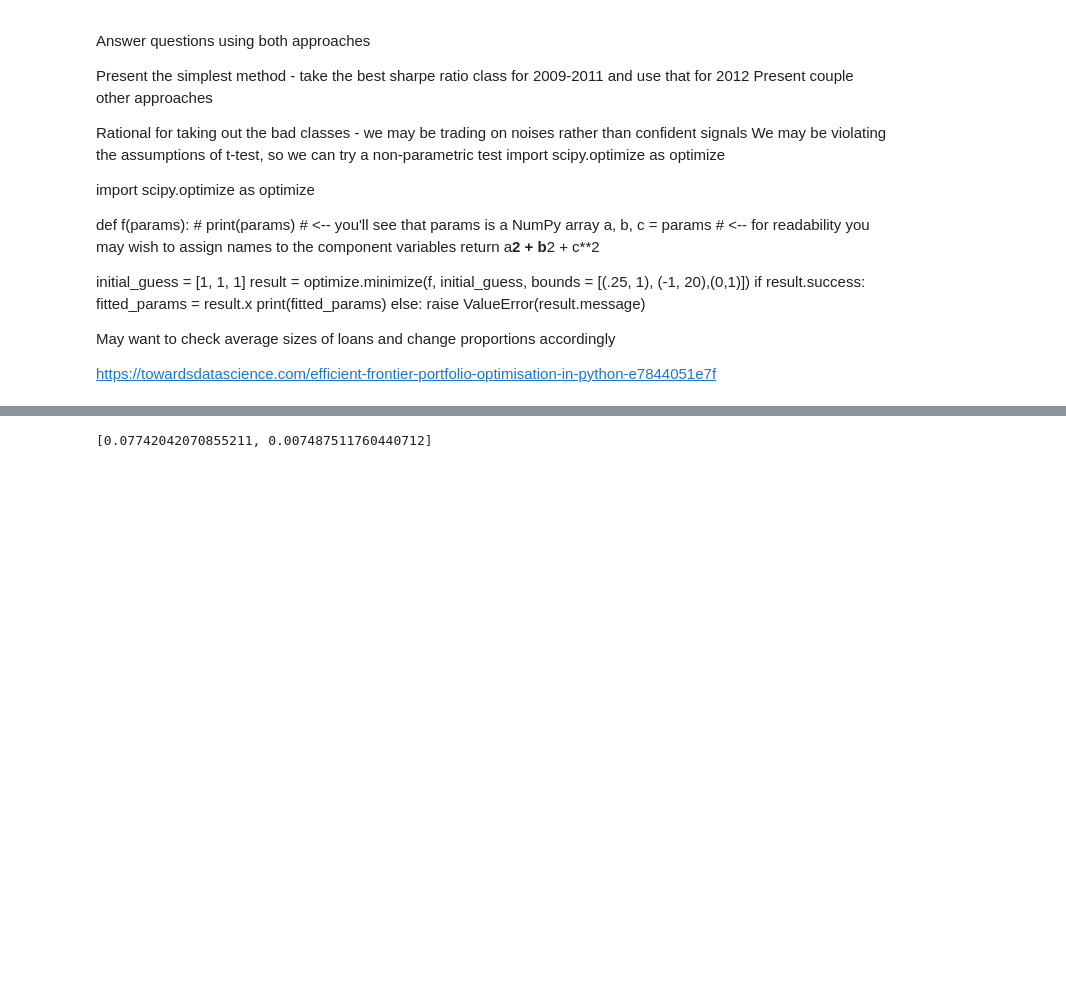
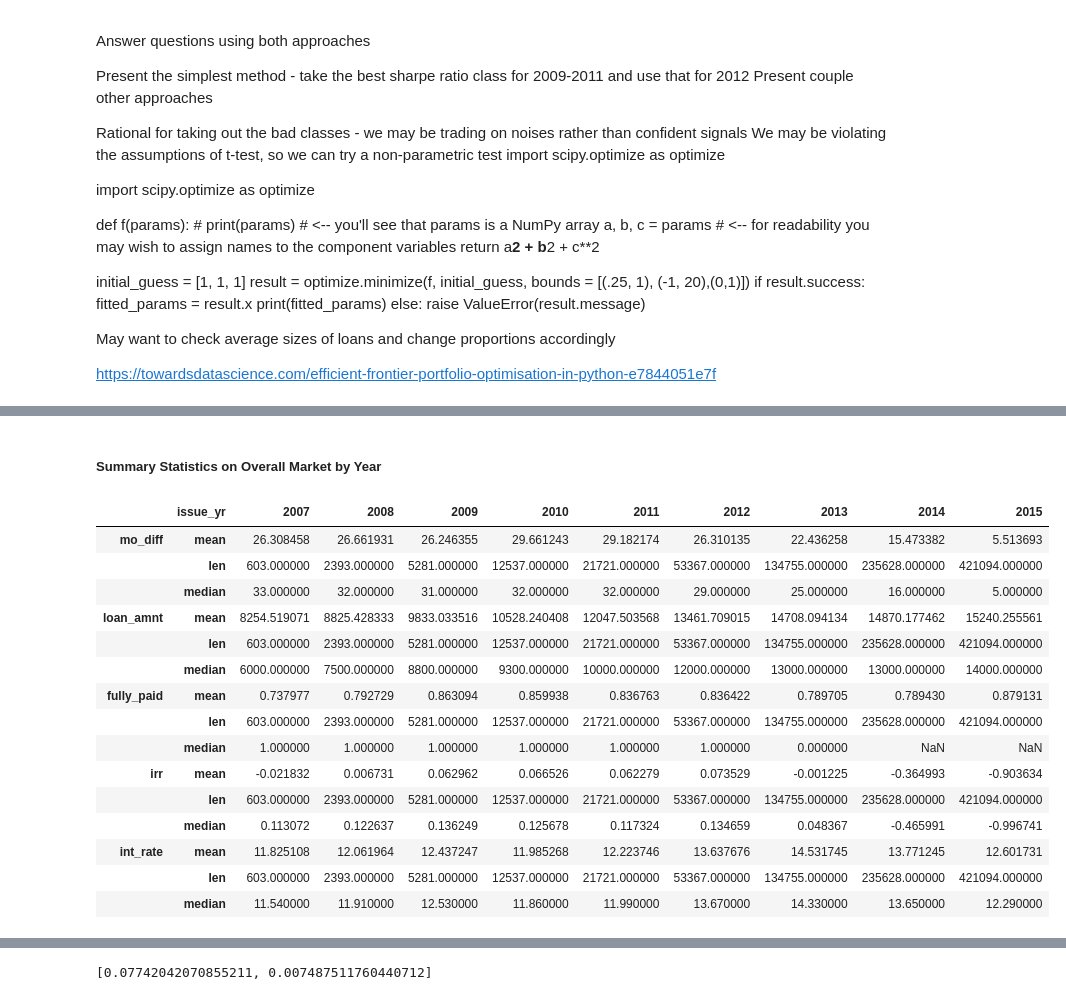
Before and after one commit to yjs1210/lending-tree, a Jupyter notebook: lending-tree.ipynb, the cells around one changed output, grey strips where cells are left out. Cells and saved outputs as stored; diff of their text form; code cells hidden in the pictures; blank space fills up the shorter version.

```diff
--- a/lending-tree.ipynb
+++ b/lending-tree.ipynb
@@ -101,0 +112,17 @@ df['last_pymnt_mo']= df.last_pymnt_d.dt.month
+# %%
+###Average payment = Total payment - recoveries over the life of the investment
+###Average payment roughly equates to installment
+df['avg_pymnt'] = (df['total_pymnt']-df['recoveries'])/(df['mo_diff'])
+# %%
+###IRR calculations
+def irr_calc(x):
+    ##varible initialization
+    initial_invest = -x['funded_amnt']
+    avg_payment = x['avg_pymnt']
+    num_payments = int(x['mo_diff'])
+    recovery = x['recoveries'] -x['collection_recovery_fee']
+    recovery_duration = np.maximum(36 - num_payments + 12,12)
+    avg_recovery = recovery/recovery_duration
+    ###IRR calculation, input: series of cash flows, total payment - recoveries
+    ###evenly divided and spread across the life of the loan and finally recovery and chargeoff fees
+    return ((np.irr([initial_invest]+[avg_payment]*num_payments + [avg_recovery]*recovery_duration)+1)**12-1)
@@ -101,0 +136,23 @@ df['last_pymnt_mo']= df.last_pymnt_d.dt.month
+# %% [markdown]
+##### Summary Statistics on Overall Market by Year
+# %%
+df_group = df.groupby(['issue_yr'])
+#df_group.describe(percentiles=[])[['mo_diff','loan_amnt','loan_status_flag','irr','int_rate']].loc[['count','max']]
+df_group.agg([np.mean, len, statistics.median])[['mo_diff','loan_amnt','fully_paid','irr','int_rate']].transpose()
+# %% [output]
+|  | issue_yr | 2007 | 2008 | 2009 | 2010 | 2011 | 2012 | 2013 | 2014 | 2015 |
+| mo_diff | mean | 26.308458 | 26.661931 | 26.246355 | 29.661243 | 29.182174 | 26.310135 | 22.436258 | 15.473382 | 5.513693 |
+|  | len | 603.000000 | 2393.000000 | 5281.000000 | 12537.000000 | 21721.000000 | 53367.000000 | 134755.000000 | 235628.000000 | 421094.000000 |
+|  | median | 33.000000 | 32.000000 | 31.000000 | 32.000000 | 32.000000 | 29.000000 | 25.000000 | 16.000000 | 5.000000 |
+| loan_amnt | mean | 8254.519071 | 8825.428333 | 9833.033516 | 10528.240408 | 12047.503568 | 13461.709015 | 14708.094134 | 14870.177462 | 15240.255561 |
+|  | len | 603.000000 | 2393.000000 | 5281.000000 | 12537.000000 | 21721.000000 | 53367.000000 | 134755.000000 | 235628.000000 | 421094.000000 |
+|  | median | 6000.000000 | 7500.000000 | 8800.000000 | 9300.000000 | 10000.000000 | 12000.000000 | 13000.000000 | 13000.000000 | 14000.000000 |
+| fully_paid | mean | 0.737977 | 0.792729 | 0.863094 | 0.859938 | 0.836763 | 0.836422 | 0.789705 | 0.789430 | 0.879131 |
+|  | len | 603.000000 | 2393.000000 | 5281.000000 | 12537.000000 | 21721.000000 | 53367.000000 | 134755.000000 | 235628.000000 | 421094.000000 |
+|  | median | 1.000000 | 1.000000 | 1.000000 | 1.000000 | 1.000000 | 1.000000 | 0.000000 | NaN | NaN |
+| irr | mean | -0.021832 | 0.006731 | 0.062962 | 0.066526 | 0.062279 | 0.073529 | -0.001225 | -0.364993 | -0.903634 |
+|  | len | 603.000000 | 2393.000000 | 5281.000000 | 12537.000000 | 21721.000000 | 53367.000000 | 134755.000000 | 235628.000000 | 421094.000000 |
+|  | median | 0.113072 | 0.122637 | 0.136249 | 0.125678 | 0.117324 | 0.134659 | 0.048367 | -0.465991 | -0.996741 |
+| int_rate | mean | 11.825108 | 12.061964 | 12.437247 | 11.985268 | 12.223746 | 13.637676 | 14.531745 | 13.771245 | 12.601731 |
+|  | len | 603.000000 | 2393.000000 | 5281.000000 | 12537.000000 | 21721.000000 | 53367.000000 | 134755.000000 | 235628.000000 | 421094.000000 |
+|  | median | 11.540000 | 11.910000 | 12.530000 | 11.860000 | 11.990000 | 13.670000 | 14.330000 | 13.650000 | 12.290000 |
```
Also changed, not shown: parts of 79 cells of this notebook.
